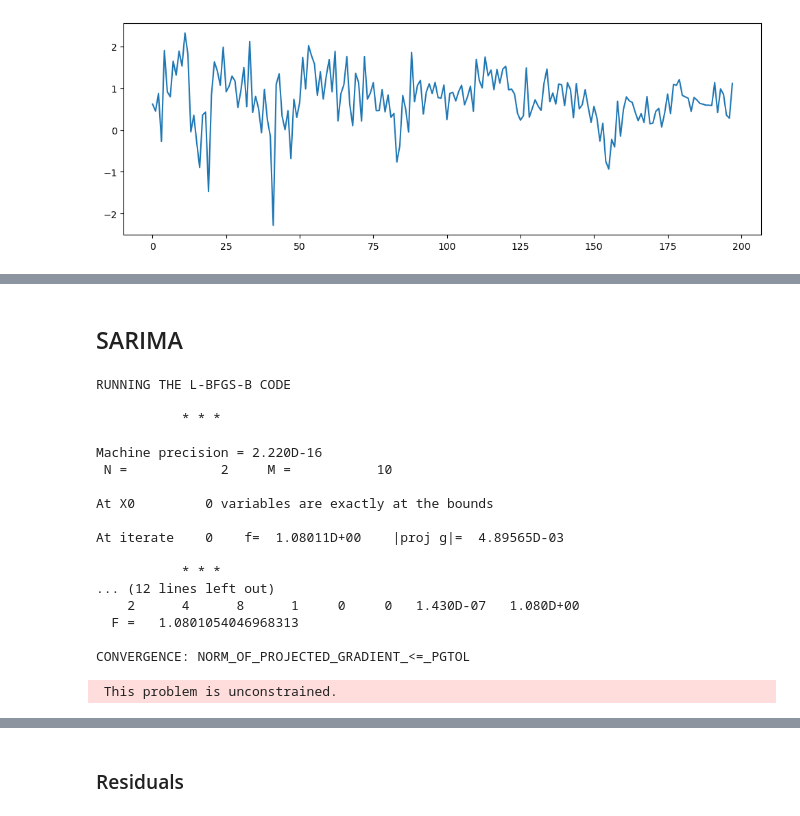
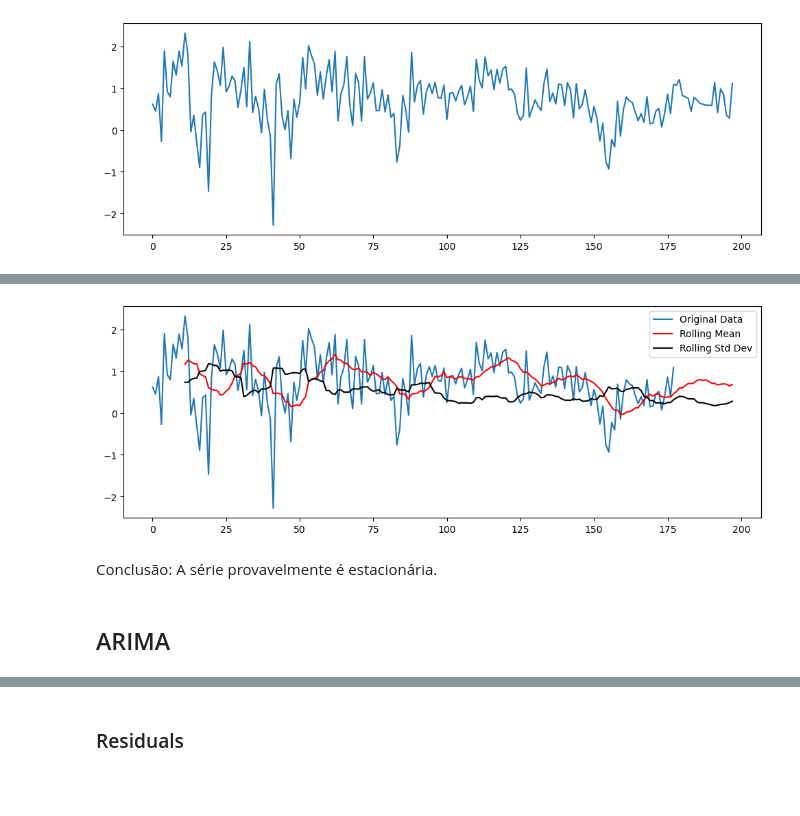
Before and after one commit to felipponn/time-series, a Jupyter notebook: sarima.ipynb, the cells around one changed output, grey strips where cells are left out. Cells and saved outputs as stored; diff of their text form; code cells hidden in the pictures; blank space fills up the shorter version.

```diff
--- a/sarima.ipynb
+++ b/sarima.ipynb
@@ -41,24 +53,16 @@ plt.plot(us_change["Consumption"])
+# %%
+data_rolling_mean = us_change["Consumption"].rolling(window=12).mean()
+data_rolling_std = us_change["Consumption"].rolling(window=12).std()
+
+plt.figure(figsize=(12, 4))
+plt.plot(data, label='Original Data')
+plt.plot(data_rolling_mean, label='Rolling Mean', color='red')
+plt.plot(data_rolling_std, label='Rolling Std Dev', color='black')
+plt.legend()
+plt.show()
+# %% [output]
+[figure, added]
+# %% [markdown]
+Conclusão: A série provavelmente é estacionária.
 # %% [markdown]
-## SARIMA
+## ARIMA
-# %%
-model = SARIMAX(data)
-model_fit = model.fit()
-# %% [output]
-RUNNING THE L-BFGS-B CODE
-
-           * * *
-
-Machine precision = 2.220D-16
- N =            2     M =           10
-
-At X0         0 variables are exactly at the bounds
-
-At iterate    0    f=  1.08011D+00    |proj g|=  4.89565D-03
-
-           * * *
-... (12 lines left out)
-    2      4      8      1     0     0   1.430D-07   1.080D+00
-  F =   1.0801054046968313
-
-CONVERGENCE: NORM_OF_PROJECTED_GRADIENT_<=_PGTOL
- This problem is unconstrained.
```
Also changed, not shown: parts of 19 cells of this notebook.
